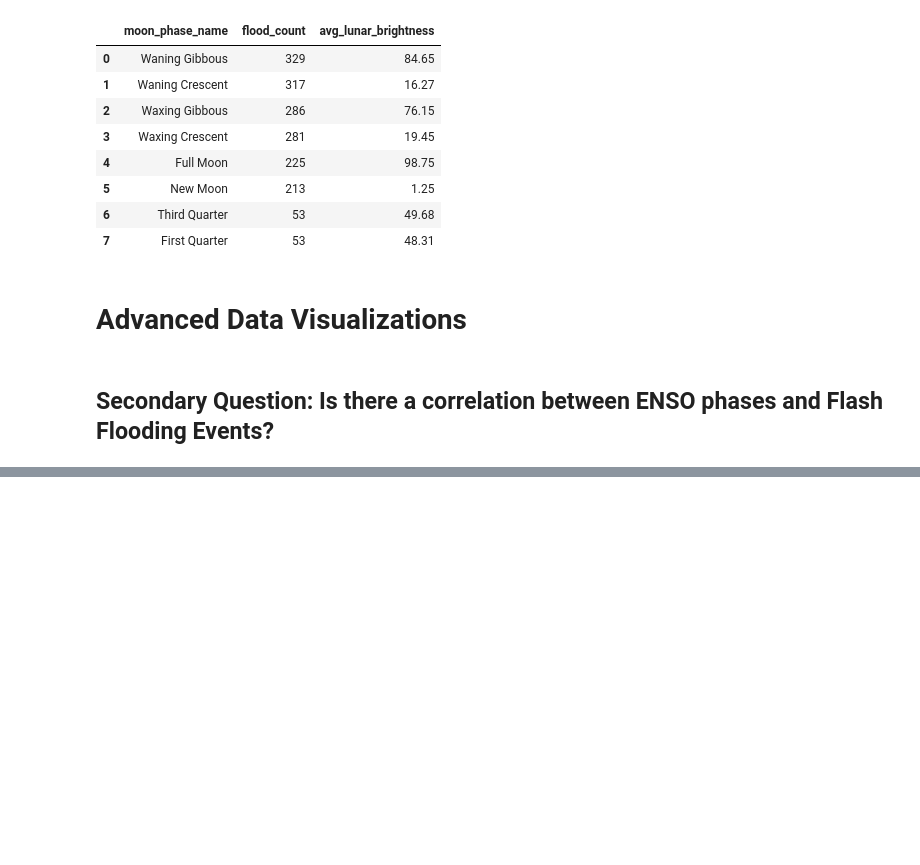
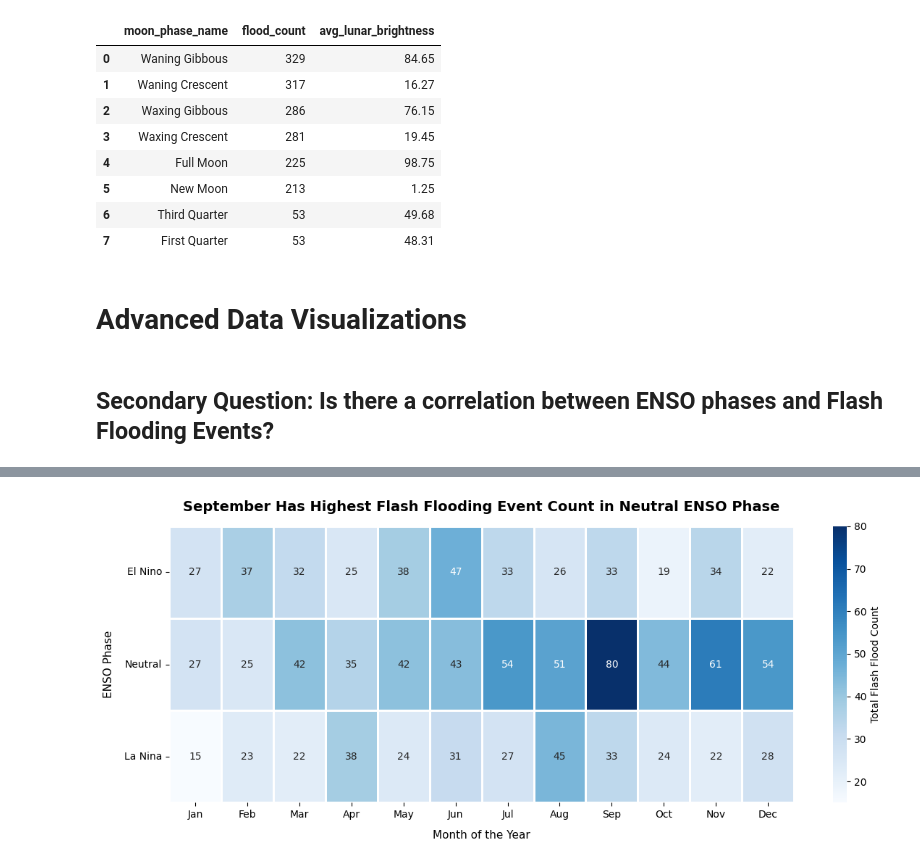
Before and after one commit to ashleyadehart/flash_floods_ky_2015_2025, a Jupyter notebook: notebooks/flash_floods_ky_2015_2025.ipynb, the cells around one changed output, grey strips where cells are left out. Saved outputs shown, nothing was run; the diff lists cells and outputs as text; code cells hidden in the pictures; blank space fills up the shorter version.

```diff
--- a/notebooks/flash_floods_ky_2015_2025.ipynb
+++ b/notebooks/flash_floods_ky_2015_2025.ipynb
@@ -1177,34 +1189,36 @@ heatmap_data = df.pivot_table(
 
 heatmap_data.columns = [month_names[m] for m in heatmap_data.columns]
 
 desired_order = ["El Nino", "Neutral", "La Nina"]
 heatmap_data = heatmap_data.reindex(desired_order)
 
 plt.figure(figsize=(12, 5))
 
 sns.heatmap(
     heatmap_data,
     annot=True,
     fmt="d",
     cmap="Blues",
     linewidths=1,
     cbar_kws={"label": "Total Flash Flood Count"},
 )
 
 plt.title(
-    "Kentucky Seasonal Flash Flood Shifts Across ENSO Phases (2015–2025)",
+    "September Has Highest Flash Flooding Event Count in Neutral ENSO Phase",
     fontsize=14,
     pad=15,
     fontweight="bold",
 )
 plt.xlabel("Month of the Year", fontsize=11, labelpad=10)
 plt.ylabel("ENSO Phase", fontsize=11, labelpad=10)
 
 plt.xticks(rotation=0)
 plt.yticks(rotation=0)
 
 plt.tight_layout()
 plt.show()
+# %% [output]
+[figure, added]
 # %%
 import matplotlib.pyplot as plt
 import numpy as np
```
Also changed, not shown: parts of 2 cells of this notebook, 3 other files.
